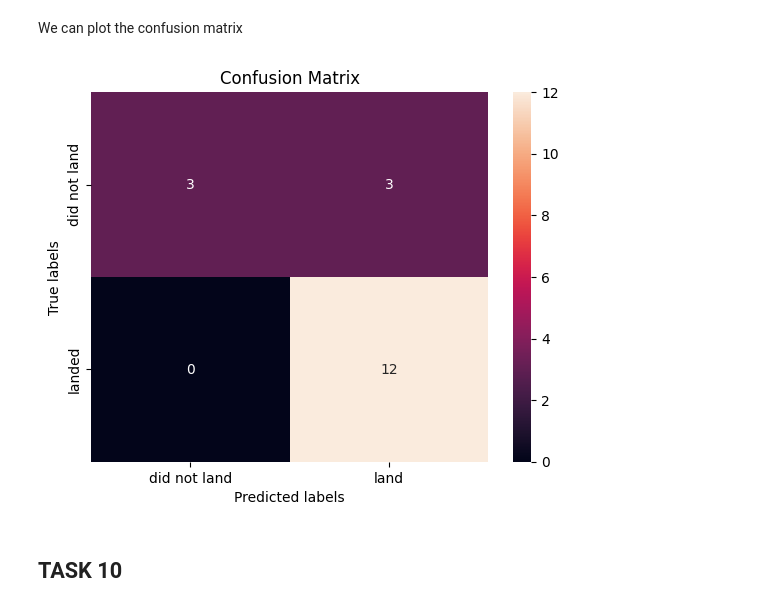
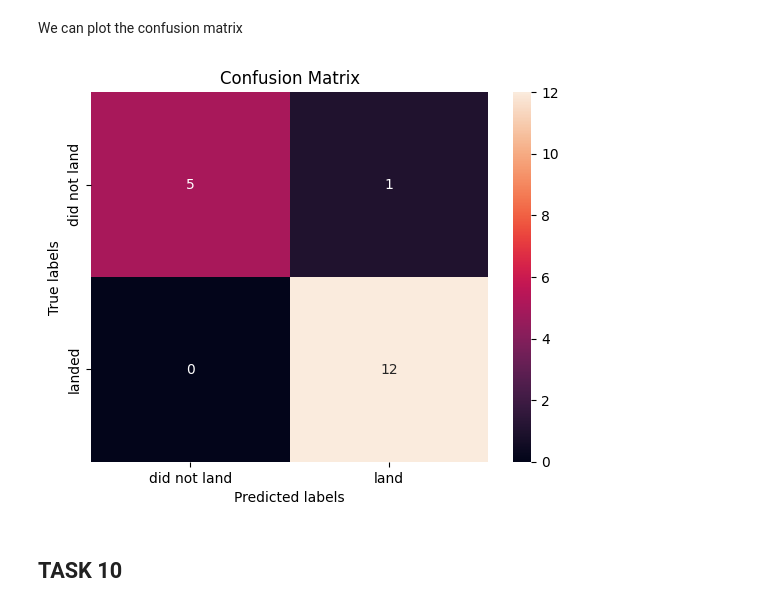
Before and after one commit to Terry412/Space-X-Falcon-9-First-Stage-Landing--ML-Prediction, a Jupyter notebook: SpaceX_Machine Learning Prediction_Part_5.ipynb, the cells around one changed output. Drawn from its saved outputs; the diff is of its cells as text; code cells hidden in the pictures.

```diff
--- a/SpaceX_Machine Learning Prediction_Part_5.ipynb
+++ b/SpaceX_Machine Learning Prediction_Part_5.ipynb
@@ -303,10 +303,10 @@ Decision Tree accuracy on test set : 0.8333333333333334
 # %% [markdown]
 We can plot the confusion matrix
 # %%
-yhat = svm_cv.predict(X_test)
+yhat = tree_cv.predict(X_test)
 plot_confusion_matrix(Y_test,yhat)
 # %% [output]
-[figure, old version]
+[figure, new version]
 # %% [markdown]
 ## TASK  10
 # %% [markdown]
```
Also changed, not shown: parts of 3 cells of this notebook.
